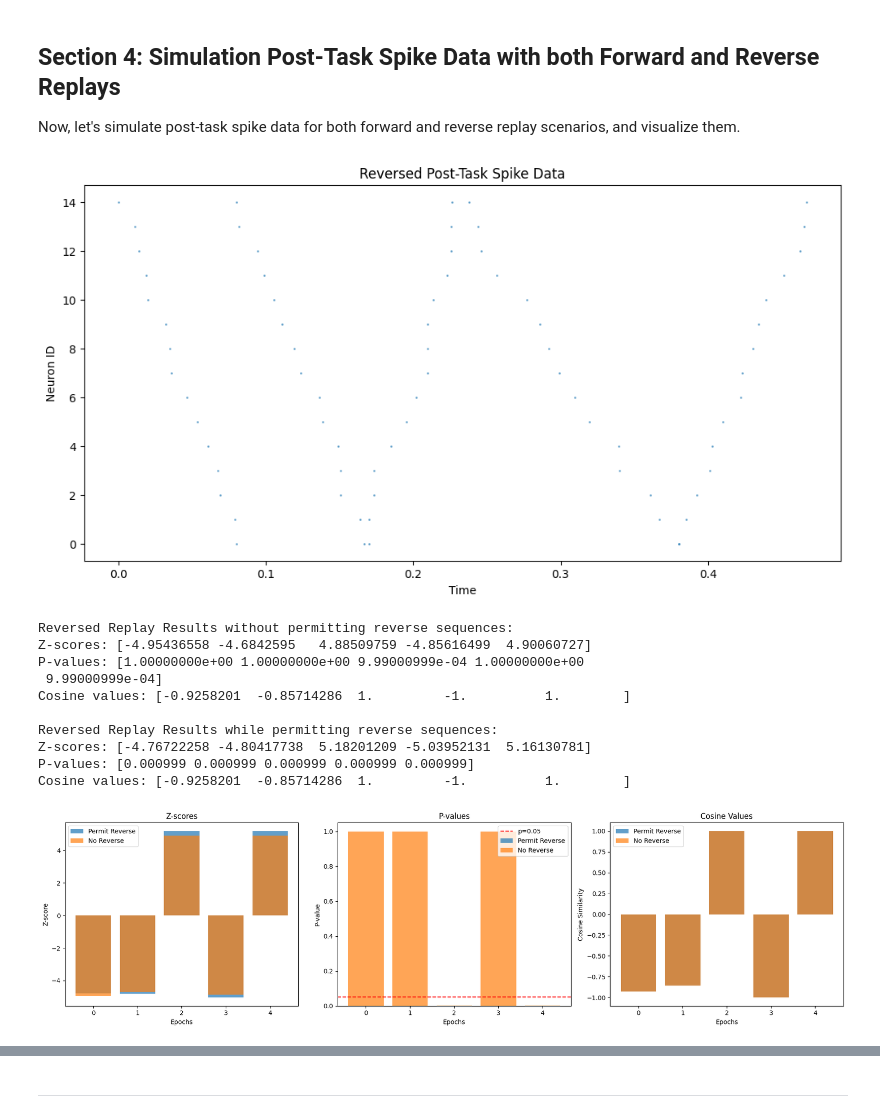
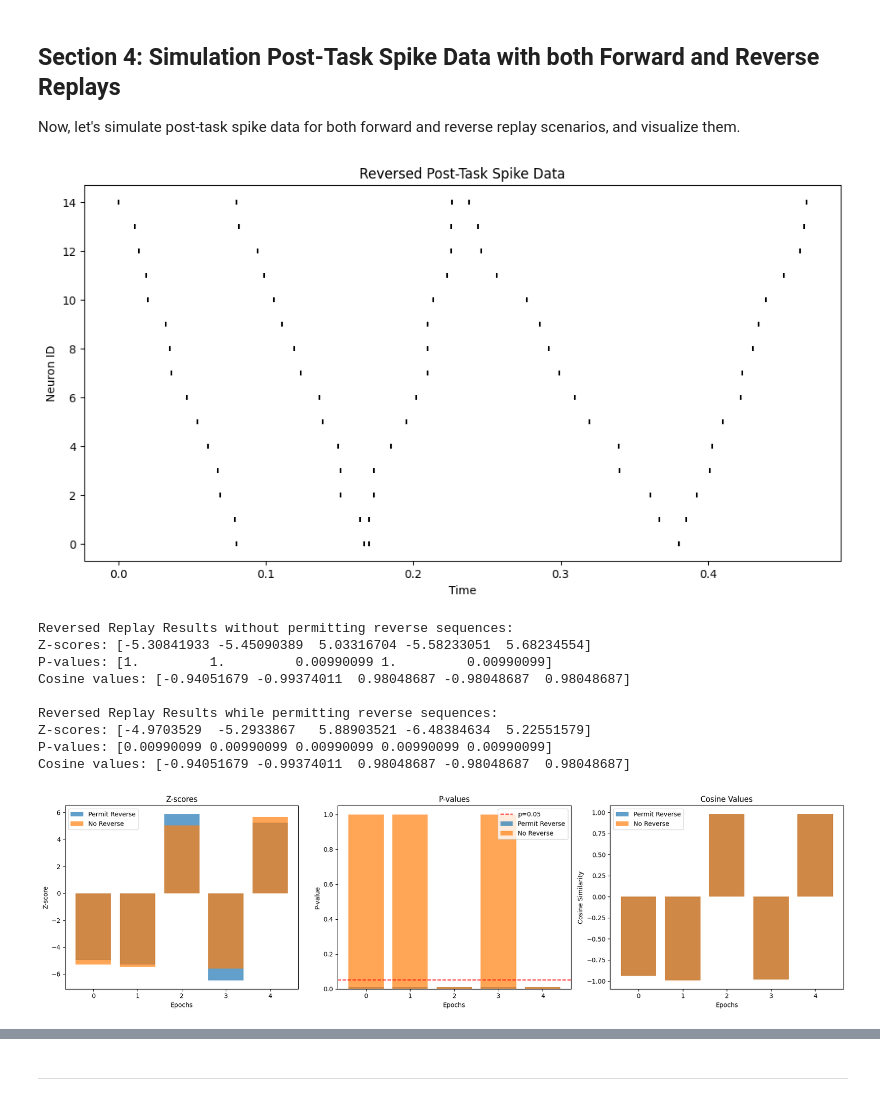
Before and after one commit to ryanharvey1/neuro_py, a Jupyter notebook: tutorials/bias_correlation.ipynb, the cells around one changed output, grey strips where cells are left out. Cells and saved outputs as stored; diff of their text form; code cells hidden in the pictures.

Commit message:
* optimize bias matrix & PairwiseBias * compare replay detection via bias correlation with bayesian decoder

```diff
--- a/tutorials/bias_correlation.ipynb
+++ b/tutorials/bias_correlation.ipynb
@@ -108,23 +120,23 @@ Now, let's simulate post-task spike data for both significant and
 non-significant replay scenarios, and visualize them.
 # %%
 post_spikes_sig, post_neurons_sig, post_sig_seq_epochs = simulate_sequential_spikes(
-    nneurons=nneurons,
-    minseqduration=minseqduration,
-    maxseqduration=maxseqduration,
-    duration=duration,
+    nneurons=N_NEURONS,
+    minseqduration=MIN_SEQ_DURATION,
+    maxseqduration=MAX_SEQ_DURATION,
+    duration=DURATION,
     random=False
 )
 post_spikes_nonsig, post_neurons_nonsig, post_nonsig_seq_epochs = simulate_sequential_spikes(
-    nneurons=nneurons,
-    minseqduration=minseqduration,
-    maxseqduration=maxseqduration,
-    duration=duration,
+    nneurons=N_NEURONS,
+    minseqduration=MIN_SEQ_DURATION,
+    maxseqduration=MAX_SEQ_DURATION,
+    duration=DURATION,
     random=True
 )
 
 # Visualize significant post-task spike data
 plt.figure(figsize=(12, 6))
-plt.scatter(post_spikes_sig, post_neurons_sig, alpha=0.5, s=1)
+plt.scatter(post_spikes_sig, post_neurons_sig, c='k', marker='|', s=18)
 plt.title("Significant Post-Task Spike Data")
 plt.xlabel("Time")
 plt.ylabel("Neuron ID")
@@ -132,7 +144,7 @@ plt.show()
 
 # Visualize non-significant post-task spike data
 plt.figure(figsize=(12, 6))
-plt.scatter(post_spikes_nonsig, post_neurons_nonsig, alpha=0.5, s=1)
+plt.scatter(post_spikes_nonsig, post_neurons_nonsig, c='k', marker='|', s=18)
 plt.title("Non-Significant Post-Task Spike Data")
 plt.xlabel("Time")
 plt.ylabel("Neuron ID")
@@ -146,10 +158,10 @@ plt.show()
 Now that we have our simulated data, let's use the PairwiseBias transformer to
 analyze replay events.
 # %%
-transformer = PairwiseBias(num_shuffles=1000)
+pbias = npy.ensemble.PairwiseBias(num_shuffles=100)
 
 # Analyze significant replay
-z_score_sig, p_value_sig, cosine_val_sig = transformer.fit_transform(
+z_score_sig, p_value_sig, cosine_val_sig = pbias.fit_transform(
     task_spikes, task_neurons, task_seq_epochs,
     post_spikes_sig, post_neurons_sig, post_sig_seq_epochs
 )
@@ -160,7 +172,7 @@ print(f"P-values: {p_value_sig}")
 print(f"Cosine values: {cosine_val_sig}")
 
 # Analyze non-significant replay
-z_score_nonsig, p_value_nonsig, cosine_val_nonsig = transformer.transform(
+z_score_nonsig, p_value_nonsig, cosine_val_nonsig = pbias.transform(
     post_spikes_nonsig, post_neurons_nonsig, post_nonsig_seq_epochs
 )
 
@@ -222,25 +234,25 @@ plt.show()
 Now, let's simulate post-task spike data for both forward and reverse replay scenarios, and visualize them.
 # %%
 post_spikes_rev, post_neurons_rev, post_rev_seq_epochs = simulate_sequential_spikes(
-    nneurons=nneurons,
-    minseqduration=minseqduration,
-    maxseqduration=maxseqduration,
-    duration=duration,
+    nneurons=N_NEURONS,
+    minseqduration=MIN_SEQ_DURATION,
+    maxseqduration=MAX_SEQ_DURATION,
+    duration=DURATION,
     reverseseqprob=.5,
     random=False
 )
 
 # Visualize reversed post-task spike data
 plt.figure(figsize=(12, 6))
-plt.scatter(post_spikes_rev, post_neurons_rev, alpha=0.5, s=1)
+plt.scatter(post_spikes_rev, post_neurons_rev, c='k', marker='|', s=18)
 plt.title("Reversed Post-Task Spike Data")
 plt.xlabel("Time")
 plt.ylabel("Neuron ID")
 plt.show()
 # %% [output]
-[figure, old version]
+[figure, new version]
 # %%
-z_score_rev_nonsig, p_value_rev_nonsig, cosine_val_rev_nonsig = transformer.transform(
+z_score_rev_nonsig, p_value_rev_nonsig, cosine_val_rev_nonsig = pbias.transform(
     post_spikes_rev, post_neurons_rev, post_rev_seq_epochs
 )
 
@@ -249,7 +261,7 @@ print(f"Z-scores: {z_score_rev_nonsig}")
 print(f"P-values: {p_value_rev_nonsig}")
 print(f"Cosine values: {cosine_val_rev_nonsig}")
 
-z_score_rev_sig, p_value_rev_sig, cosine_val_rev_sig = transformer.transform(
+z_score_rev_sig, p_value_rev_sig, cosine_val_rev_sig = pbias.transform(
     post_spikes_rev, post_neurons_rev, post_rev_seq_epochs,
     allow_reverse_replay=True
 )
@@ -262,38 +274,37 @@ print(f"Cosine values: {cosine_val_rev_sig}")
 fig, (ax1, ax2, ax3) = plt.subplots(1, 3, figsize=(18, 5))
 
 ax1.bar(range(len(z_score_rev_sig)), z_score_rev_sig, alpha=0.7, label='Permit Reverse')
 ax1.bar(range(len(z_score_rev_nonsig)), z_score_rev_nonsig, alpha=0.7, label='No Reverse')
 ax1.set_title('Z-scores')
 ax1.set_xlabel('Epochs')
 ax1.set_ylabel('Z-score')
 ax1.legend()
 
 ax2.bar(range(len(p_value_rev_sig)), p_value_rev_sig, alpha=0.7, label='Permit Reverse')
 ax2.bar(range(len(p_value_rev_nonsig)), p_value_rev_nonsig, alpha=0.7, label='No Reverse')
 ax2.set_title('P-values')
 ax2.set_xlabel('Epochs')
 ax2.set_ylabel('P-value')
 ax2.axhline(y=0.05, color='r', linestyle='--', label='p=0.05')
 ax2.legend()
 
 ax3.bar(range(len(cosine_val_rev_sig)), cosine_val_rev_sig, alpha=0.7, label='Permit Reverse')
 ax3.bar(range(len(cosine_val_rev_nonsig)), cosine_val_rev_nonsig, alpha=0.7, label='No Reverse')
 ax3.set_title('Cosine Values')
 ax3.set_xlabel('Epochs')
 ax3.set_ylabel('Cosine Similarity')
 ax3.legend()
 
 plt.tight_layout()
 plt.show()
 # %% [output]
 Reversed Replay Results without permitting reverse sequences:
-Z-scores: [-4.95436558 -4.6842595   4.88509759 -4.85616499  4.90060727]
-P-values: [1.00000000e+00 1.00000000e+00 9.99000999e-04 1.00000000e+00
- 9.99000999e-04]
-Cosine values: [-0.9258201  -0.85714286  1.         -1.          1.        ]
+Z-scores: [-5.30841933 -5.45090389  5.03316704 -5.58233051  5.68234554]
+P-values: [1.         1.         0.00990099 1.         0.00990099]
+Cosine values: [-0.94051679 -0.99374011  0.98048687 -0.98048687  0.98048687]
 
 Reversed Replay Results while permitting reverse sequences:
-Z-scores: [-4.76722258 -4.80417738  5.18201209 -5.03952131  5.16130781]
-P-values: [0.000999 0.000999 0.000999 0.000999 0.000999]
-Cosine values: [-0.9258201  -0.85714286  1.         -1.          1.        ]
+Z-scores: [-4.9703529  -5.2933867   5.88903521 -6.48384634  5.22551579]
+P-values: [0.00990099 0.00990099 0.00990099 0.00990099 0.00990099]
+Cosine values: [-0.94051679 -0.99374011  0.98048687 -0.98048687  0.98048687]
-[figure, old version]
+[figure, new version]
```
Also changed, not shown: parts of 29 cells of this notebook, 3 other files.
